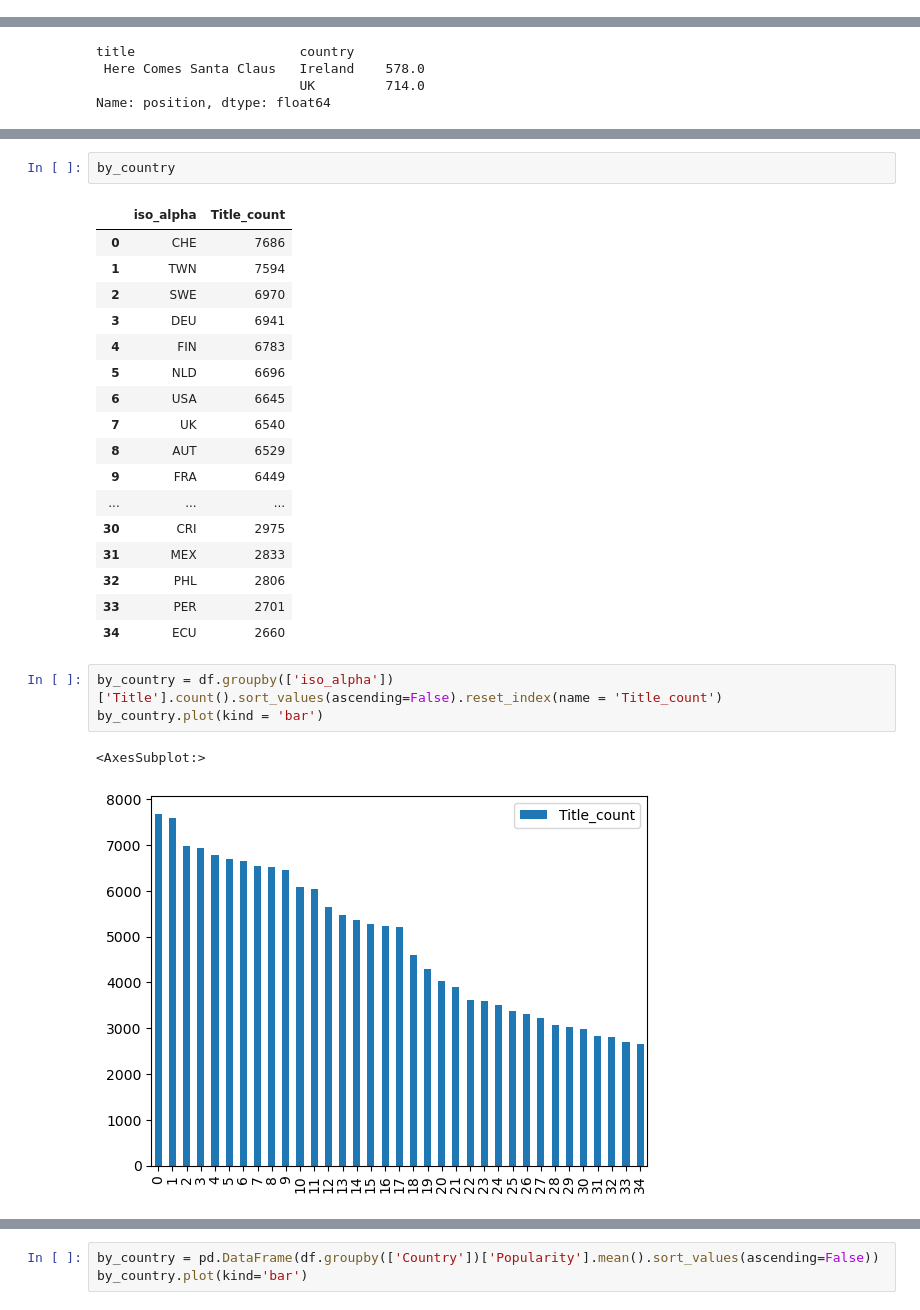
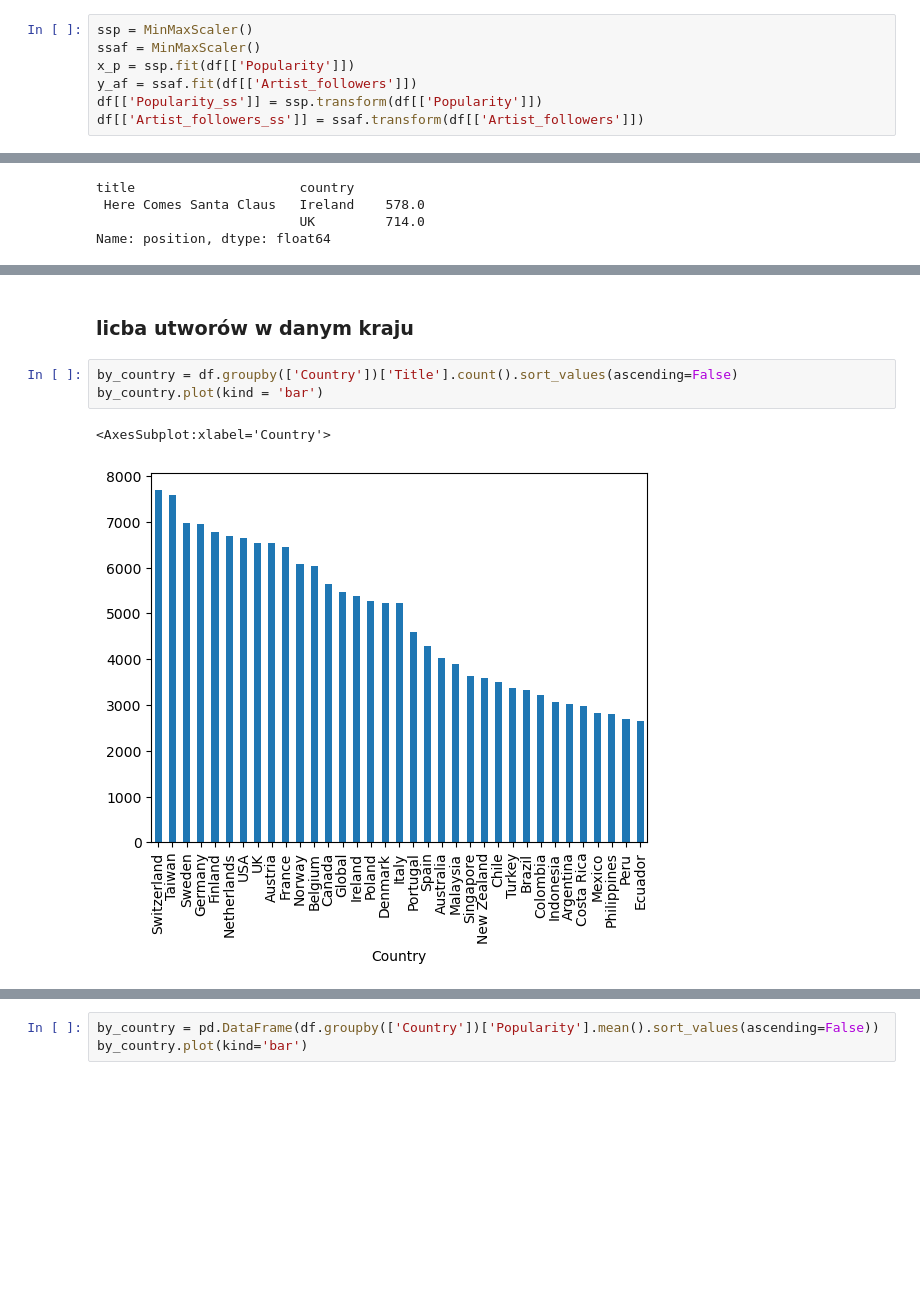
Before and after one commit to infoshareacademy/JDSZR11-chubs_chubs, a Jupyter notebook: Procject_Python_Spotyfiy/Spotyfie_v2.ipynb, the cells around one changed output, grey strips where cells are left out. Drawn from its saved outputs; the diff is of its cells as text; blank space fills up the shorter version.

```diff
--- a/Procject_Python_Spotyfiy/Spotyfie_v2.ipynb
+++ b/Procject_Python_Spotyfiy/Spotyfie_v2.ipynb
@@ -71,0 +91,7 @@ df.replace({"iso_alpha": dict},inplace=True) # podmiana wartosci iso_alpha na ic
+# %%
+ssp = MinMaxScaler()
+ssaf = MinMaxScaler()
+x_p = ssp.fit(df[['Popularity']])
+y_af = ssaf.fit(df[['Artist_followers']])
+df[['Popularity_ss']] = ssp.transform(df[['Popularity']])
+df[['Artist_followers_ss']] = ssaf.transform(df[['Artist_followers']])
@@ -180,26 +179,8 @@ Name: Title, dtype: int64
-# %%
-by_country
-# %% [output]
-|  | iso_alpha | Title_count |
-| 0 | CHE | 7686 |
-| 1 | TWN | 7594 |
-| 2 | SWE | 6970 |
-| 3 | DEU | 6941 |
-| 4 | FIN | 6783 |
-| 5 | NLD | 6696 |
-| 6 | USA | 6645 |
-| 7 | UK | 6540 |
-| 8 | AUT | 6529 |
-| 9 | FRA | 6449 |
-| ... | ... | ... |
-| 30 | CRI | 2975 |
-| 31 | MEX | 2833 |
-| 32 | PHL | 2806 |
-| 33 | PER | 2701 |
-| 34 | ECU | 2660 |
+# %% [markdown]
+### licba utworów w danym kraju
 # %%
-by_country = df.groupby(['iso_alpha'])['Title'].count().sort_values(ascending=False).reset_index(name = 'Title_count')
+by_country = df.groupby(['Country'])['Title'].count().sort_values(ascending=False)
 by_country.plot(kind = 'bar')
 # %% [output]
-<AxesSubplot:>
+<AxesSubplot:xlabel='Country'>
-[figure, old version]
+[figure, new version]
```
Also changed, not shown: parts of 38 cells of this notebook, 1 other file.
